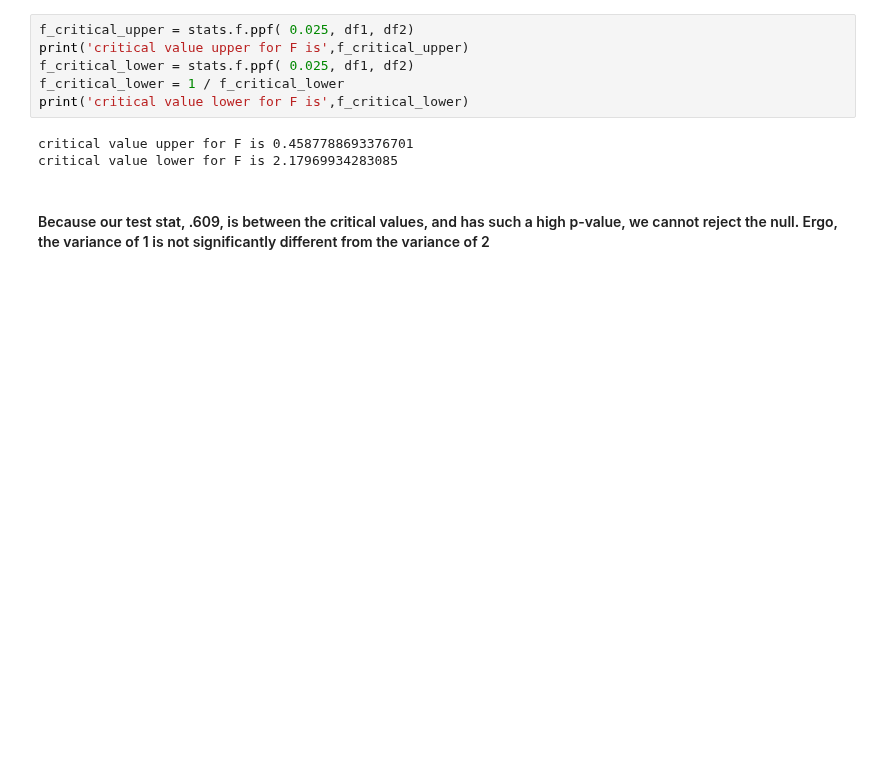
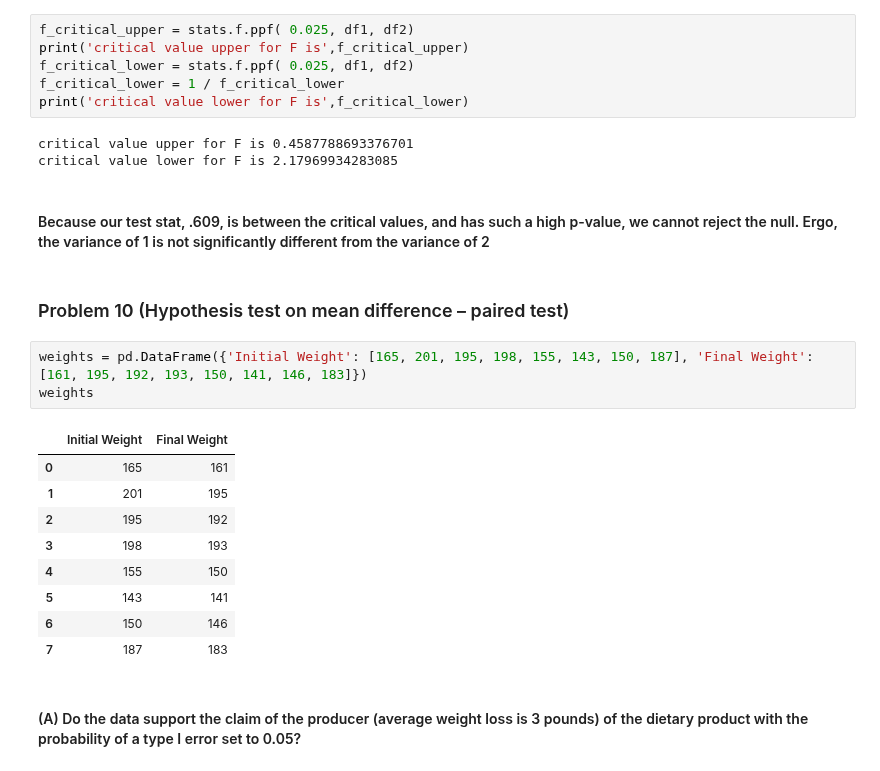
Before and after one commit to jtdocter27/Engineering-Probability---Statistics, a Jupyter notebook: Hypothesis_Testing.ipynb, the cells around one changed output. Cells and saved outputs as stored; diff of their text form; blank space fills up the shorter version.

```diff
--- a/Hypothesis_Testing.ipynb
+++ b/Hypothesis_Testing.ipynb
@@ -438,3 +436,20 @@ critical value upper for F is 0.4587788693376701
 critical value lower for F is 2.17969934283085
 # %% [markdown]
 #### Because our test stat, .609, is between the critical values, and has such a high p-value, we cannot reject the null. Ergo, the variance of 1 is not significantly different from the variance of 2
+# %% [markdown]
+### Problem 10 (Hypothesis test on mean difference – paired test)
+# %%
+weights = pd.DataFrame({'Initial Weight': [165, 201, 195, 198, 155, 143, 150, 187], 'Final Weight': [161, 195, 192, 193, 150, 141, 146, 183]})
+weights
+# %% [output]
+|  | Initial Weight | Final Weight |
+| 0 | 165 | 161 |
+| 1 | 201 | 195 |
+| 2 | 195 | 192 |
+| 3 | 198 | 193 |
+| 4 | 155 | 150 |
+| 5 | 143 | 141 |
+| 6 | 150 | 146 |
+| 7 | 187 | 183 |
+# %% [markdown]
+#### (A) Do the data support the claim of the producer (average weight loss is 3 pounds) of the dietary product with the probability of a type I error set to 0.05?
```
Also changed, not shown: parts of 7 cells of this notebook.
